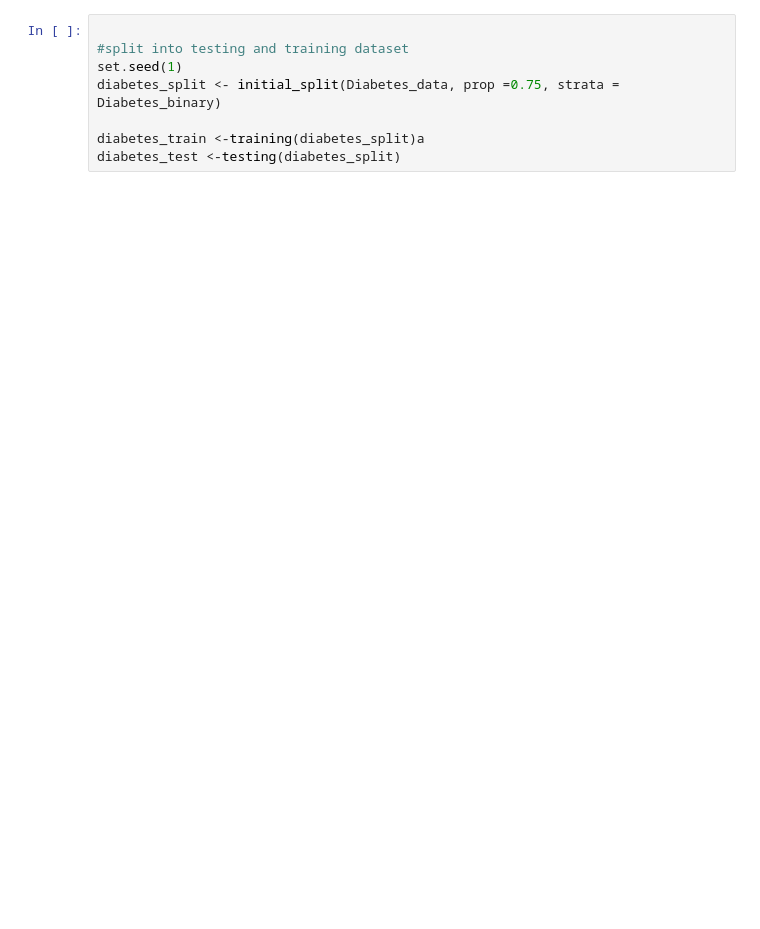
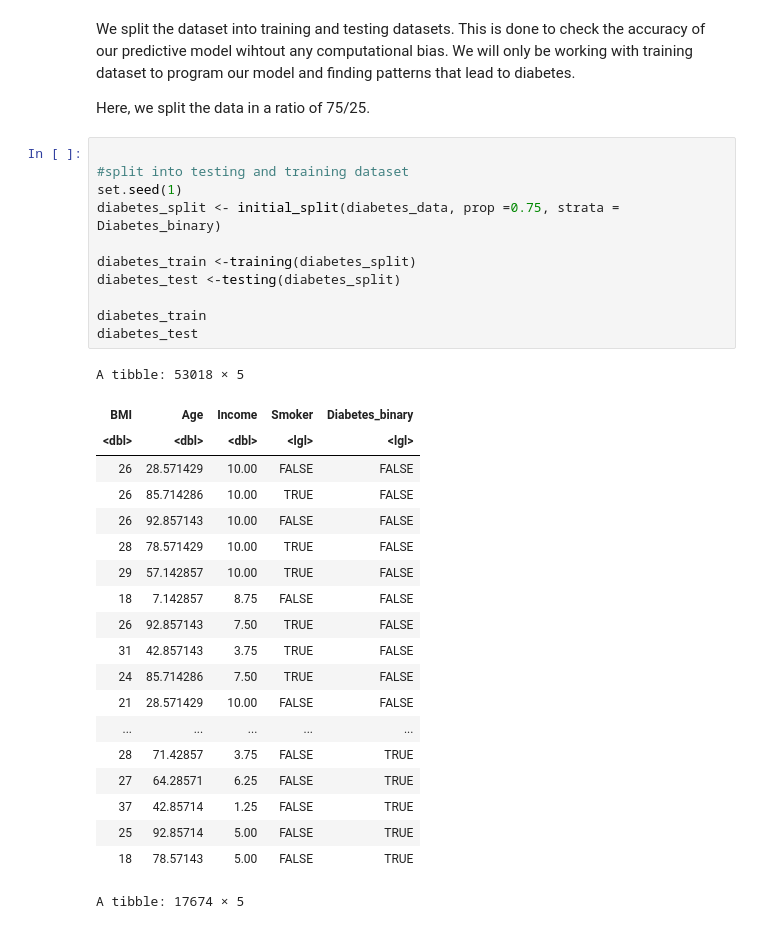
Before and after one commit to plat0cracy/Diabetes_Predictor, a Jupyter notebook: group project 4-6.ipynb, the cells around one changed output. Cells and saved outputs as stored; diff of their text form; blank space fills up the shorter version.

```diff
--- a/group project 4-6.ipynb
+++ b/group project 4-6.ipynb
@@ -22,8 +95,37 @@ SyntaxError: invalid syntax (1193147145.py, line 12)
+# %% [markdown]
+We split the dataset into training and testing datasets. This is done to check the accuracy of our predictive model wihtout any computational bias. We will only be working
+with training dataset to program our model and finding patterns that lead to diabetes.
+
+Here, we split the data in a ratio of 75/25.
 # %%
 
 #split into testing and training dataset
 set.seed(1)
-diabetes_split <- initial_split(Diabetes_data, prop =0.75, strata = Diabetes_binary)
+diabetes_split <- initial_split(diabetes_data, prop =0.75, strata = Diabetes_binary)
 
-diabetes_train <-training(diabetes_split)a
+diabetes_train <-training(diabetes_split)
 diabetes_test <-testing(diabetes_split)
+
+diabetes_train
+diabetes_test
+# %% [output]
+A tibble: 53018 × 5
+| BMI | Age | Income | Smoker | Diabetes_binary |
+| <dbl> | <dbl> | <dbl> | <lgl> | <lgl> |
+| 26 | 28.571429 | 10.00 | FALSE | FALSE |
+| 26 | 85.714286 | 10.00 | TRUE | FALSE |
+| 26 | 92.857143 | 10.00 | FALSE | FALSE |
+| 28 | 78.571429 | 10.00 | TRUE | FALSE |
+| 29 | 57.142857 | 10.00 | TRUE | FALSE |
+| 18 | 7.142857 | 8.75 | FALSE | FALSE |
+| 26 | 92.857143 | 7.50 | TRUE | FALSE |
+| 31 | 42.857143 | 3.75 | TRUE | FALSE |
+| 24 | 85.714286 | 7.50 | TRUE | FALSE |
+| 21 | 28.571429 | 10.00 | FALSE | FALSE |
+| ... | ... | ... | ... | ... |
+| 28 | 71.42857 | 3.75 | FALSE | TRUE |
+| 27 | 64.28571 | 6.25 | FALSE | TRUE |
+| 37 | 42.85714 | 1.25 | FALSE | TRUE |
+| 25 | 92.85714 | 5.00 | FALSE | TRUE |
+| 18 | 78.57143 | 5.00 | FALSE | TRUE |
+A tibble: 17674 × 5
```
Also changed, not shown: parts of 27 cells of this notebook.
